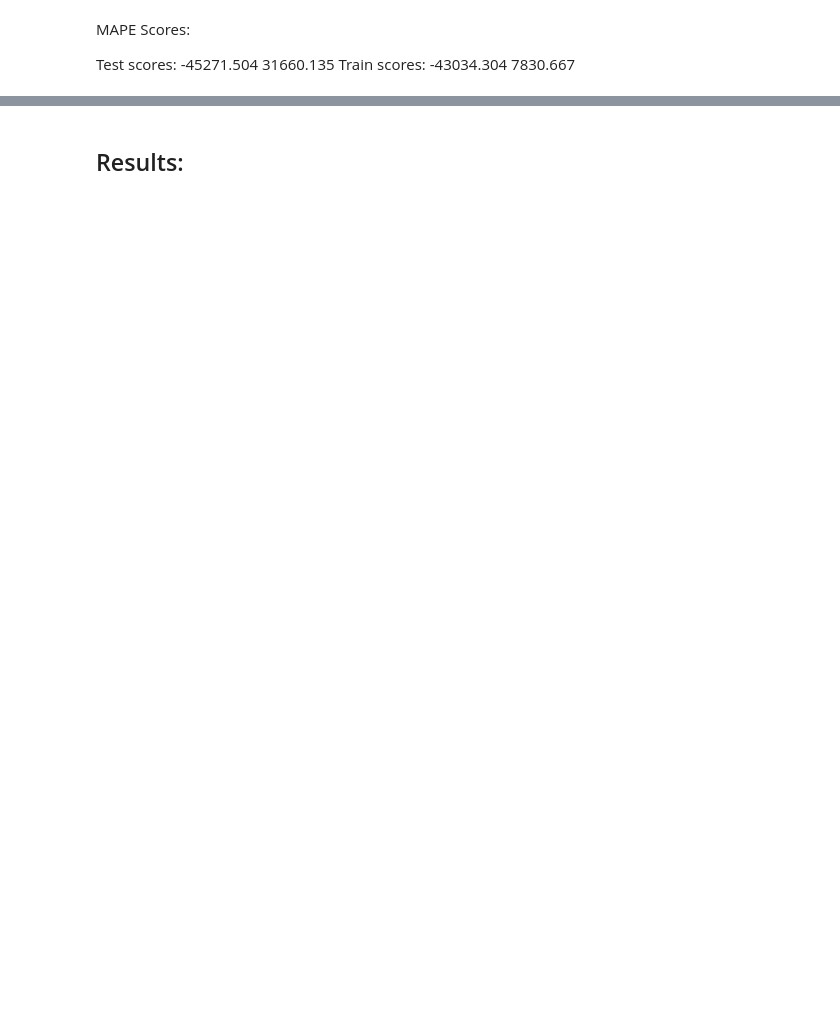
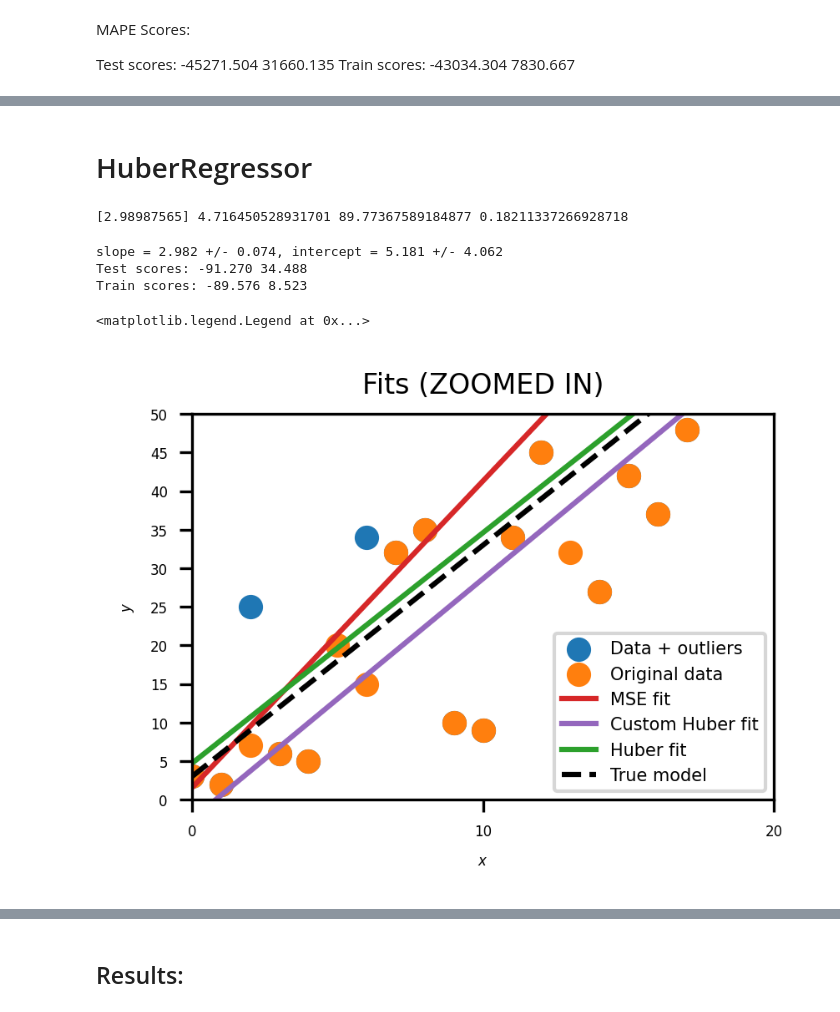
Before and after one commit to seoserang/phys255ml, a Jupyter notebook: 5 Linear Regression/Assignment 6/LinReg.ipynb, the cells around one changed output, grey strips where cells are left out. Cells and saved outputs as stored; diff of their text form; code cells hidden in the pictures; blank space fills up the shorter version.

```diff
--- a/5 Linear Regression/Assignment 6/LinReg.ipynb
+++ b/5 Linear Regression/Assignment 6/LinReg.ipynb
@@ -433,2 +383,0 @@ ValueError: The truth value of an array with more than one element is ambiguous.
-# %%
-X = np.c_[np.ones((100, 1)), x]
@@ -434,0 +411,3 @@ X = np.c_[np.ones((100, 1)), x]
+# %%
+besti, bestj = np.unravel_index(huber_loss_values.argmin(), huber_loss_values.shape)
+print(besti, bestj)
@@ -434,0 +422,48 @@ X = np.c_[np.ones((100, 1)), x]
+# %% [markdown]
+# HuberRegressor
+# %%
+# Fit Huber model (different algorithm, robust to outliers)
+model_huber = HuberRegressor()
+
+model_huber.fit(X, y_wo)
+y_pred_huber = model_huber.predict(X)
+hub_loss = hubby(y_wo, y_pred_huber)  # Your custom Huber loss function
+slope_h, intercept_h, score_h = model_huber.coef_, model_huber.intercept_, model_huber.score(X, y_wo)
+print(slope_h, intercept_h, hub_loss, score_h)
+# %% [output]
+[2.98987565] 4.716450528931701 89.77367589184877 0.18211337266928718
+# %%
+scores_h = cross_validate(model_huber, X, y_wo, cv = cv, scoring = hubby_scorer, return_estimator = True, return_train_score = True)
+slopes_h, intercepts_h = [], []
+for mod in scores_h['estimator']:
+    slopes_h.append(mod.coef_)
+    intercepts_h.append(mod.intercept_)
+#print(slopes_h)
+#print(intercepts_h)
+print('slope = %.3f +/- %.3f, intercept = %.3f +/- %.3f' % (np.mean(slopes_h),np.std(slopes_h),np.mean(intercepts_h),np.std(intercepts_h)))
+print('Test scores:','{:.3f}'.format(scores_h['test_score'].mean()), '{:.3f}'.format(scores_h['test_score'].std()))
+print('Train scores:','{:.3f}'.format(scores_h['train_score'].mean()), '{:.3f}'.format(scores_h['train_score'].std()))
+# %% [output]
+slope = 2.982 +/- 0.074, intercept = 5.181 +/- 4.062
+Test scores: -91.270 34.488
+Train scores: -89.576 8.523
+# %%
+fig10 = plt.figure(figsize=(3,2 ))
+plt.scatter(x,y_wo, label = 'Data + outliers')
+plt.scatter(x,y, label = 'Original data')
+plt.plot(X, slope*X + intercept, c='C3', label = 'MSE fit')
+plt.plot(X, beta1[bestj]*X + beta0[besti], c='C4', label = 'Custom Huber fit')
+plt.plot(X, slope_h*X + intercept_h, c='C2', label = 'Huber fit')
+plt.plot(X, 3*X + 3, '--', c ='k', label = 'True model')
+plt.legend()
+plt.xlabel('$x$',fontsize=4)
+plt.ylabel('$y$',fontsize=4)
+plt.ylim(0,50)
+plt.xlim(0,20)
+plt.xticks(fontsize=4);
+plt.yticks(np.arange(0, 51, 5),fontsize=4);
+plt.title('Fits (ZOOMED IN)',fontsize=8)
+plt.legend(prop={'size': 5}, loc='best')
+# %% [output]
+<matplotlib.legend.Legend at 0x...>
+[figure, added]
```
Also changed, not shown: parts of 23 cells of this notebook.
